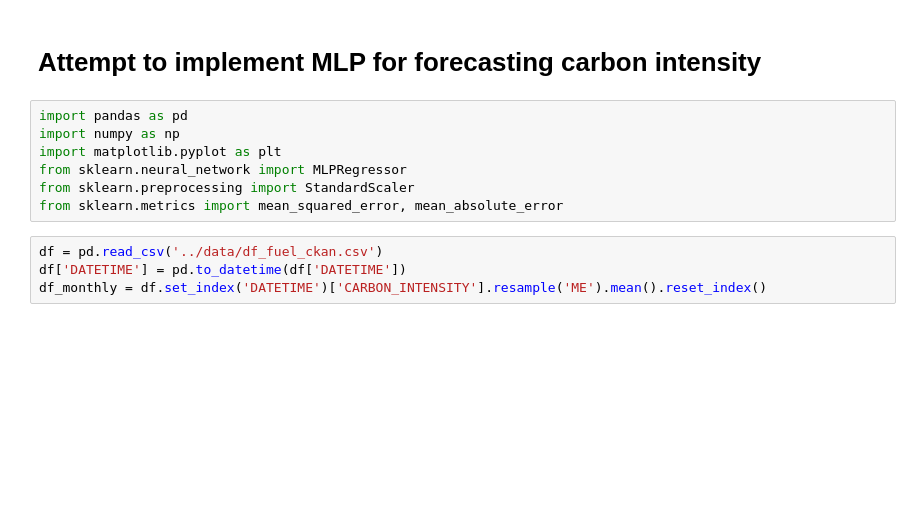
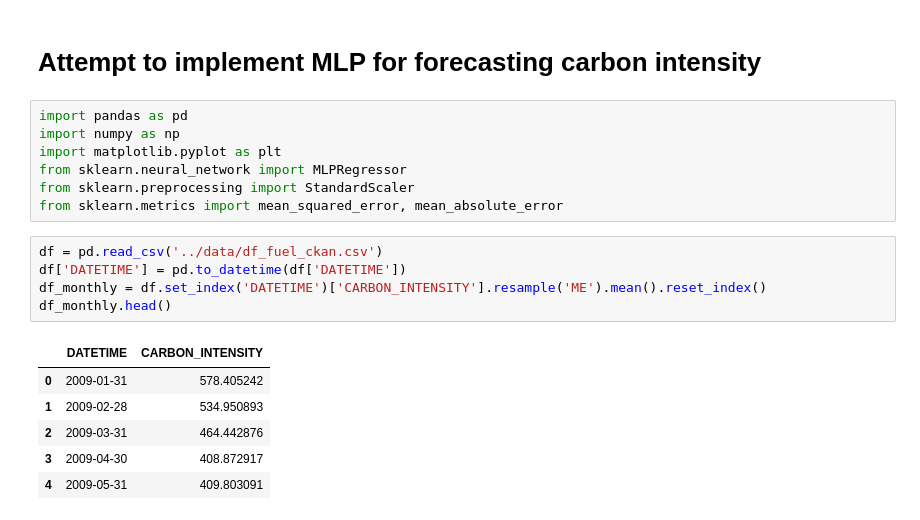
Before and after one commit to CalvoSeko/sustainable-computing-coursework-tianwei, a Jupyter notebook: code/MLP_forecasting.ipynb, the cells around one changed output. Cells and saved outputs as stored; diff of their text form; blank space fills up the shorter version.

```diff
--- a/code/MLP_forecasting.ipynb
+++ b/code/MLP_forecasting.ipynb
@@ -10,7 +10,15 @@ from sklearn.metrics import mean_squared_error, mean_absolute_error
 # %%
 df = pd.read_csv('../data/df_fuel_ckan.csv')
 df['DATETIME'] = pd.to_datetime(df['DATETIME'])
 df_monthly = df.set_index('DATETIME')['CARBON_INTENSITY'].resample('ME').mean().reset_index()
+df_monthly.head()
+# %% [output]
+|  | DATETIME | CARBON_INTENSITY |
+| 0 | 2009-01-31 | 578.405242 |
+| 1 | 2009-02-28 | 534.950893 |
+| 2 | 2009-03-31 | 464.442876 |
+| 3 | 2009-04-30 | 408.872917 |
+| 4 | 2009-05-31 | 409.803091 |
 # %%
 def create_features(df):
     df = df.copy()
```
Also changed, not shown: parts of 6 cells of this notebook, 1 other file.
